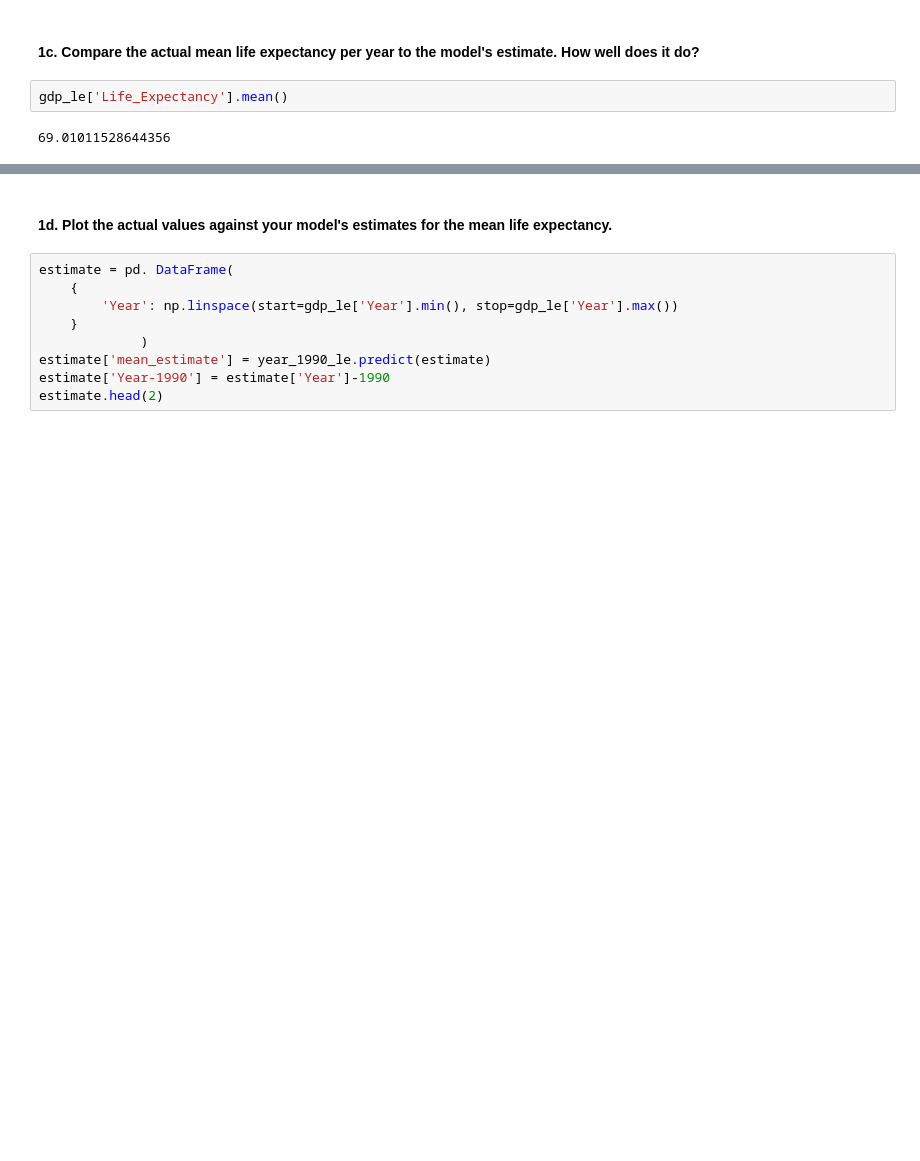
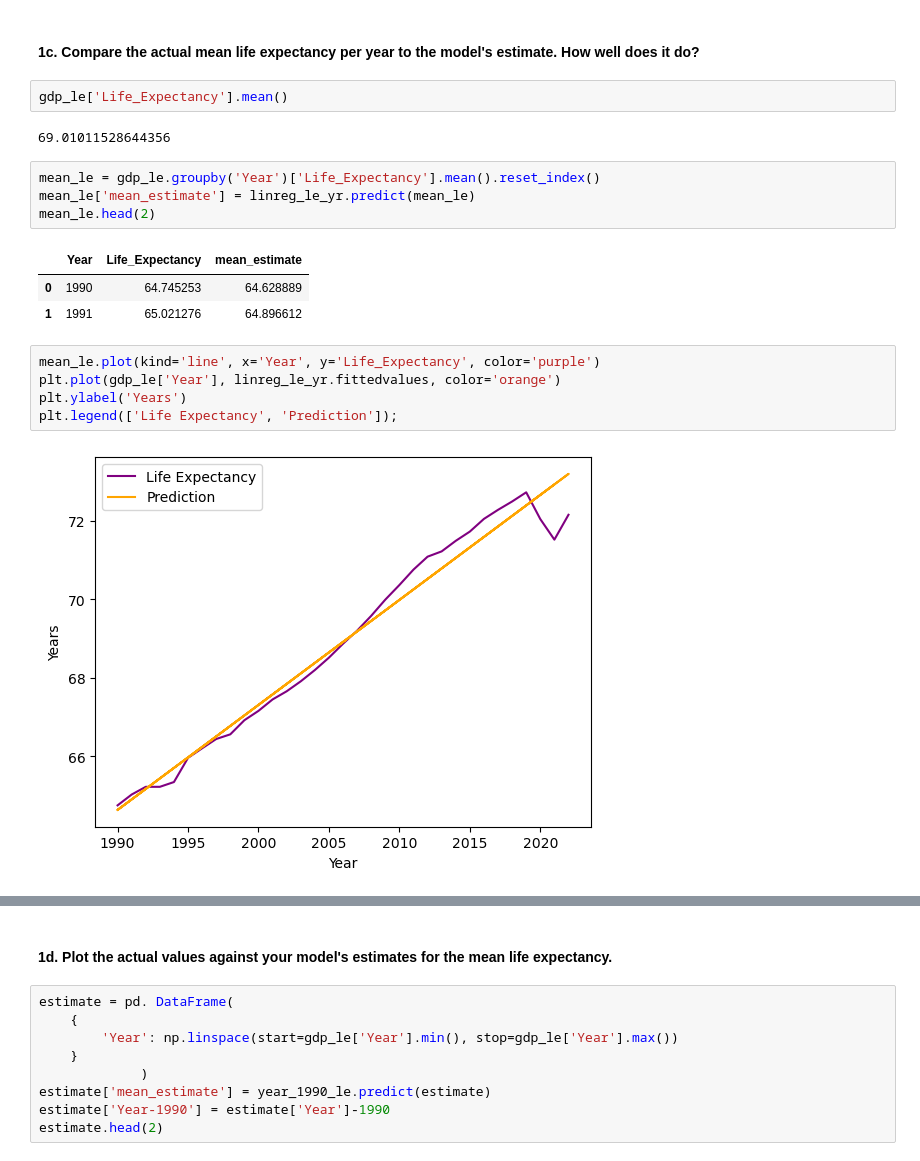
Before and after one commit to nss-data-science-cohort-9/un-linear-regression-catdgomez, a Jupyter notebook: notebooks/UN_Linear_Regression.ipynb, the cells around one changed output, grey strips where cells are left out. Cells and saved outputs as stored; diff of their text form; blank space fills up the shorter version.

```diff
--- a/notebooks/UN_Linear_Regression.ipynb
+++ b/notebooks/UN_Linear_Regression.ipynb
@@ -133,3 +133,18 @@ strong multicollinearity problems or that the design matrix is singular.
 gdp_le['Life_Expectancy'].mean()
 # %% [output]
 69.01011528644356
+# %%
+mean_le = gdp_le.groupby('Year')['Life_Expectancy'].mean().reset_index()
+mean_le['mean_estimate'] = linreg_le_yr.predict(mean_le)
+mean_le.head(2)
+# %% [output]
+|  | Year | Life_Expectancy | mean_estimate |
+| 0 | 1990 | 64.745253 | 64.628889 |
+| 1 | 1991 | 65.021276 | 64.896612 |
+# %%
+mean_le.plot(kind='line', x='Year', y='Life_Expectancy', color='purple')
+plt.plot(gdp_le['Year'], linreg_le_yr.fittedvalues, color='orange')
+plt.ylabel('Years')
+plt.legend(['Life Expectancy', 'Prediction']);
+# %% [output]
+[figure, added]
```
Also changed, not shown: parts of 13 cells of this notebook.
